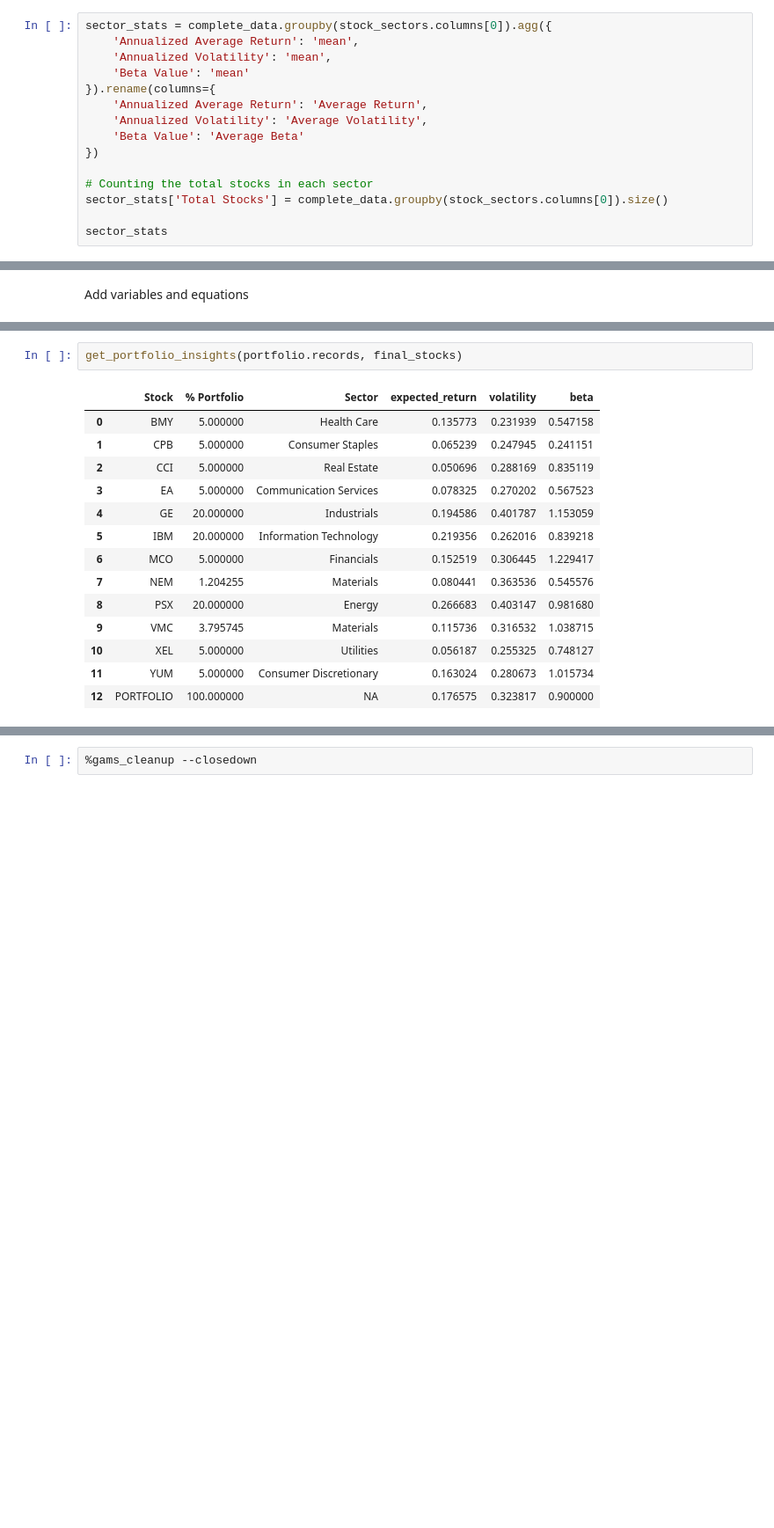
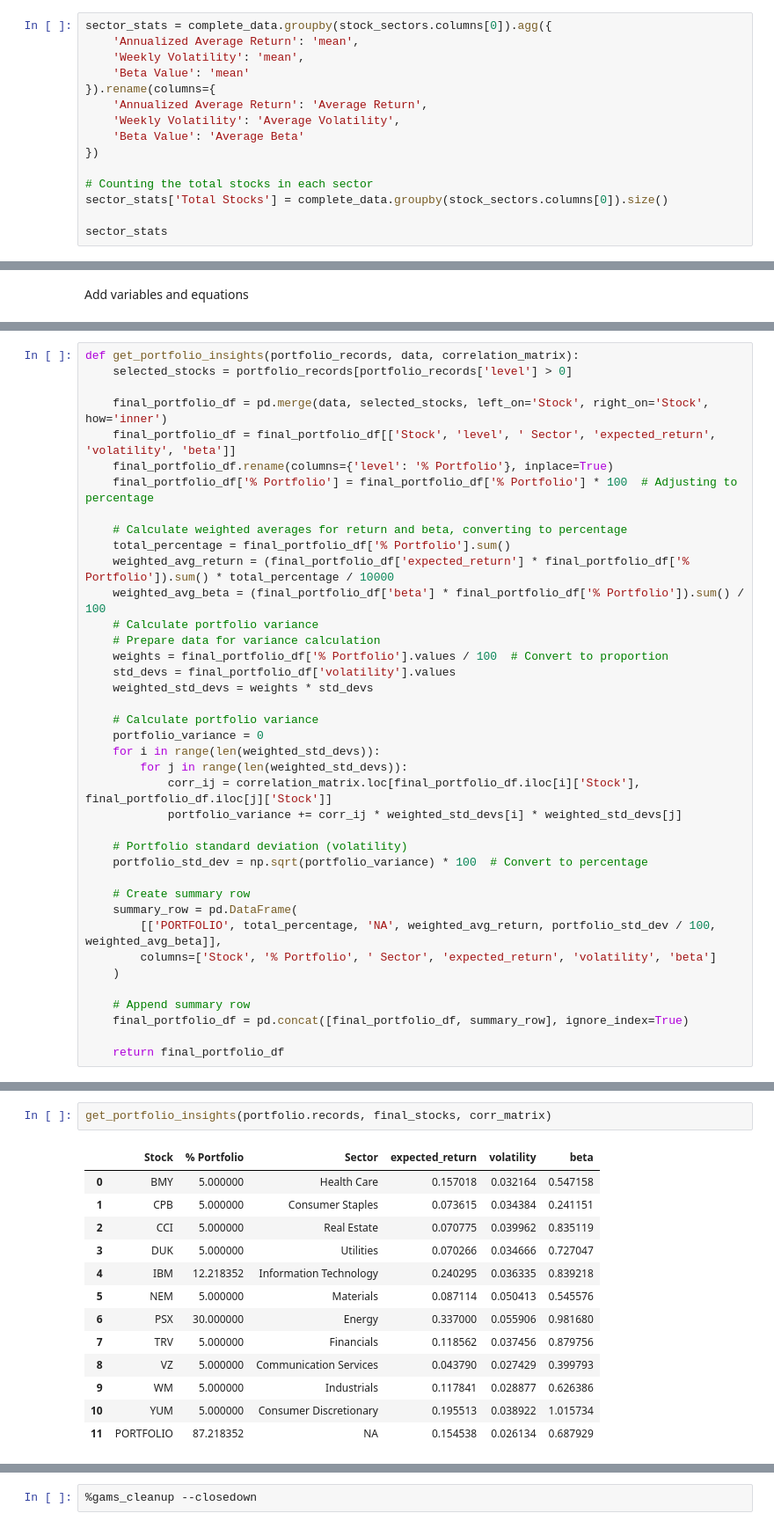
Before and after one commit to hproloff/final_proj_cs524, a Jupyter notebook: extra/project.ipynb, the cells around one changed output, grey strips where cells are left out. Shown at 88% size. Saved outputs shown, nothing was run; the diff lists cells and outputs as text; blank space fills up the shorter version.

```diff
--- a/extra/project.ipynb
+++ b/extra/project.ipynb
@@ -72,11 +120,11 @@ complete_data.head()
 # %%
 sector_stats = complete_data.groupby(stock_sectors.columns[0]).agg({
     'Annualized Average Return': 'mean',
-    'Annualized Volatility': 'mean',
+    'Weekly Volatility': 'mean',
     'Beta Value': 'mean'
 }).rename(columns={
     'Annualized Average Return': 'Average Return',
-    'Annualized Volatility': 'Average Volatility',
+    'Weekly Volatility': 'Average Volatility',
     'Beta Value': 'Average Beta'
 })
 
@@ -283,0 +364,39 @@ solve portfolio_opt using lp maximizing portfolio_return;
+# %%
+def get_portfolio_insights(portfolio_records, data, correlation_matrix):
+    selected_stocks = portfolio_records[portfolio_records['level'] > 0]
+
+    final_portfolio_df = pd.merge(data, selected_stocks, left_on='Stock', right_on='Stock', how='inner')
+    final_portfolio_df = final_portfolio_df[['Stock', 'level', ' Sector', 'expected_return', 'volatility', 'beta']]
+    final_portfolio_df.rename(columns={'level': '% Portfolio'}, inplace=True)
+    final_portfolio_df['% Portfolio'] = final_portfolio_df['% Portfolio'] * 100  # Adjusting to percentage
+
+    # Calculate weighted averages for return and beta, converting to percentage
+    total_percentage = final_portfolio_df['% Portfolio'].sum()
+    weighted_avg_return = (final_portfolio_df['expected_return'] * final_portfolio_df['% Portfolio']).sum() * total_percentage / 10000
+    weighted_avg_beta = (final_portfolio_df['beta'] * final_portfolio_df['% Portfolio']).sum() / 100
+    # Calculate portfolio variance
+    # Prepare data for variance calculation
+    weights = final_portfolio_df['% Portfolio'].values / 100  # Convert to proportion
+    std_devs = final_portfolio_df['volatility'].values
+    weighted_std_devs = weights * std_devs
+
+    # Calculate portfolio variance
+    portfolio_variance = 0
+    for i in range(len(weighted_std_devs)):
+        for j in range(len(weighted_std_devs)):
+            corr_ij = correlation_matrix.loc[final_portfolio_df.iloc[i]['Stock'], final_portfolio_df.iloc[j]['Stock']]
+            portfolio_variance += corr_ij * weighted_std_devs[i] * weighted_std_devs[j]
+
+    # Portfolio standard deviation (volatility)
+    portfolio_std_dev = np.sqrt(portfolio_variance) * 100  # Convert to percentage
+
+    # Create summary row
+    summary_row = pd.DataFrame(
+        [['PORTFOLIO', total_percentage, 'NA', weighted_avg_return, portfolio_std_dev / 100, weighted_avg_beta]],
+        columns=['Stock', '% Portfolio', ' Sector', 'expected_return', 'volatility', 'beta']
+    )
+
+    # Append summary row
+    final_portfolio_df = pd.concat([final_portfolio_df, summary_row], ignore_index=True)
+
+    return final_portfolio_df
@@ -284,17 +405,16 @@ solve portfolio_opt using lp maximizing portfolio_return;
 # %%
-get_portfolio_insights(portfolio.records, final_stocks)
+get_portfolio_insights(portfolio.records, final_stocks, corr_matrix)
 # %% [output]
 |  | Stock | % Portfolio | Sector | expected_return | volatility | beta |
-| 0 | BMY | 5.000000 | Health Care | 0.135773 | 0.231939 | 0.547158 |
-| 1 | CPB | 5.000000 | Consumer Staples | 0.065239 | 0.247945 | 0.241151 |
-| 2 | CCI | 5.000000 | Real Estate | 0.050696 | 0.288169 | 0.835119 |
-| 3 | EA | 5.000000 | Communication Services | 0.078325 | 0.270202 | 0.567523 |
-| 4 | GE | 20.000000 | Industrials | 0.194586 | 0.401787 | 1.153059 |
-| 5 | IBM | 20.000000 | Information Technology | 0.219356 | 0.262016 | 0.839218 |
-| 6 | MCO | 5.000000 | Financials | 0.152519 | 0.306445 | 1.229417 |
-| 7 | NEM | 1.204255 | Materials | 0.080441 | 0.363536 | 0.545576 |
-| 8 | PSX | 20.000000 | Energy | 0.266683 | 0.403147 | 0.981680 |
-| 9 | VMC | 3.795745 | Materials | 0.115736 | 0.316532 | 1.038715 |
-| 10 | XEL | 5.000000 | Utilities | 0.056187 | 0.255325 | 0.748127 |
-| 11 | YUM | 5.000000 | Consumer Discretionary | 0.163024 | 0.280673 | 1.015734 |
-| 12 | PORTFOLIO | 100.000000 | NA | 0.176575 | 0.323817 | 0.900000 |
+| 0 | BMY | 5.000000 | Health Care | 0.157018 | 0.032164 | 0.547158 |
+| 1 | CPB | 5.000000 | Consumer Staples | 0.073615 | 0.034384 | 0.241151 |
+| 2 | CCI | 5.000000 | Real Estate | 0.070775 | 0.039962 | 0.835119 |
+| 3 | DUK | 5.000000 | Utilities | 0.070266 | 0.034666 | 0.727047 |
+| 4 | IBM | 12.218352 | Information Technology | 0.240295 | 0.036335 | 0.839218 |
+| 5 | NEM | 5.000000 | Materials | 0.087114 | 0.050413 | 0.545576 |
+| 6 | PSX | 30.000000 | Energy | 0.337000 | 0.055906 | 0.981680 |
+| 7 | TRV | 5.000000 | Financials | 0.118562 | 0.037456 | 0.879756 |
+| 8 | VZ | 5.000000 | Communication Services | 0.043790 | 0.027429 | 0.399793 |
+| 9 | WM | 5.000000 | Industrials | 0.117841 | 0.028877 | 0.626386 |
+| 10 | YUM | 5.000000 | Consumer Discretionary | 0.195513 | 0.038922 | 1.015734 |
+| 11 | PORTFOLIO | 87.218352 | NA | 0.154538 | 0.026134 | 0.687929 |
```
Also changed, not shown: parts of 28 cells of this notebook.
